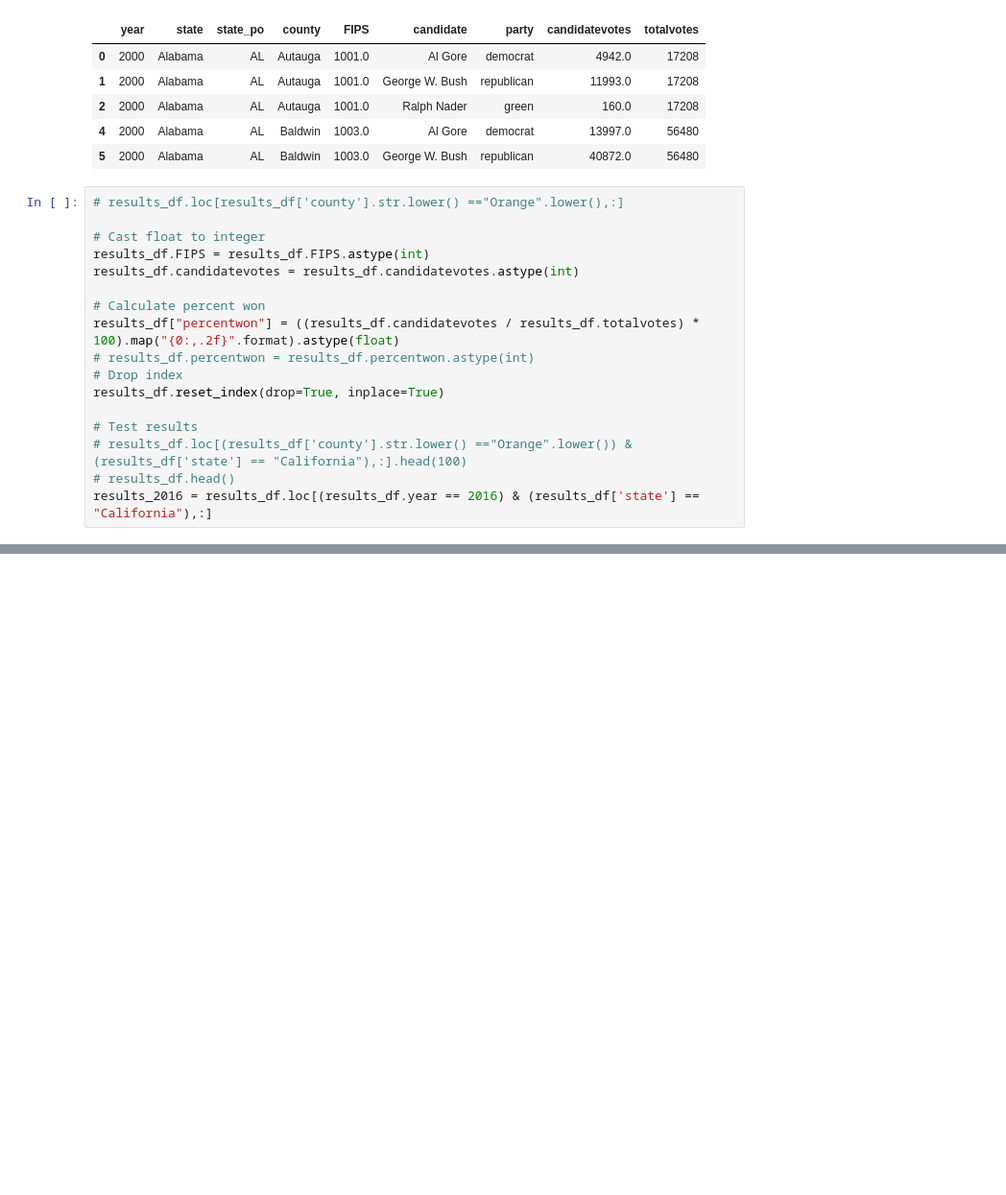
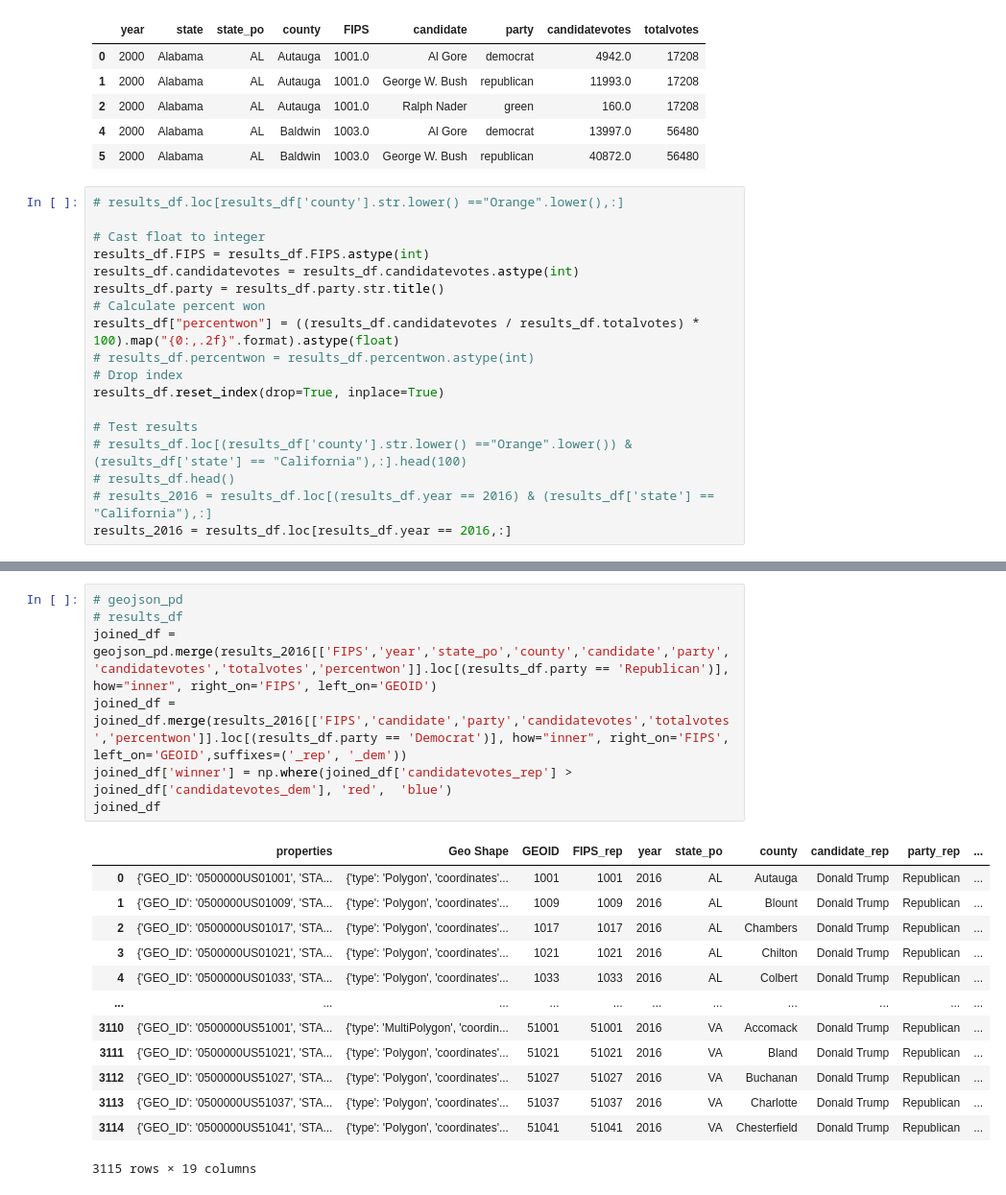
Before and after one commit to mavsanchez/united-states-elections-project2, a Jupyter notebook: elections_etl.ipynb, the cells around one changed output, grey strips where cells are left out. Shown: that part at 96% size. Cells and saved outputs as stored; diff of their text form; blank space fills up the shorter version.

```diff
--- a/elections_etl.ipynb
+++ b/elections_etl.ipynb
@@ -128,7 +129,7 @@ results_df.head()
 # Cast float to integer
 results_df.FIPS = results_df.FIPS.astype(int)
 results_df.candidatevotes = results_df.candidatevotes.astype(int)
-
+results_df.party = results_df.party.str.title()
 # Calculate percent won
 results_df["percentwon"] = ((results_df.candidatevotes / results_df.totalvotes) * 100).map("{0:,.2f}".format).astype(float)
 # results_df.percentwon = results_df.percentwon.astype(int)
@@ -138,5 +139,6 @@ results_df.reset_index(drop=True, inplace=True)
 # Test results
 # results_df.loc[(results_df['county'].str.lower() =="Orange".lower()) & (results_df['state'] == "California"),:].head(100)
 # results_df.head()
-results_2016 = results_df.loc[(results_df.year == 2016) & (results_df['state'] == "California"),:]
+# results_2016 = results_df.loc[(results_df.year == 2016) & (results_df['state'] == "California"),:]
+results_2016 = results_df.loc[results_df.year == 2016,:]
 # %%
@@ -165,0 +189,21 @@ geojson_pd = geojson_pd[['GEOID','Geo Shape']]
+# %%
+# geojson_pd
+# results_df
+joined_df = geojson_pd.merge(results_2016[['FIPS','year','state_po','county','candidate','party','candidatevotes','totalvotes','percentwon']].loc[(results_df.party == 'Republican')], how="inner", right_on='FIPS', left_on='GEOID')
+joined_df = joined_df.merge(results_2016[['FIPS','candidate','party','candidatevotes','totalvotes','percentwon']].loc[(results_df.party == 'Democrat')], how="inner", right_on='FIPS', left_on='GEOID',suffixes=('_rep', '_dem'))
+joined_df['winner'] = np.where(joined_df['candidatevotes_rep'] > joined_df['candidatevotes_dem'], 'red',  'blue')
+joined_df
+# %% [output]
+|  | properties | Geo Shape | GEOID | FIPS_rep | year | state_po | county | candidate_rep | party_rep | ... |
+| 0 | {'GEO_ID': '0500000US01001', 'STA... | {'type': 'Polygon', 'coordinates'... | 1001 | 1001 | 2016 | AL | Autauga | Donald Trump | Republican | ... |
+| 1 | {'GEO_ID': '0500000US01009', 'STA... | {'type': 'Polygon', 'coordinates'... | 1009 | 1009 | 2016 | AL | Blount | Donald Trump | Republican | ... |
+| 2 | {'GEO_ID': '0500000US01017', 'STA... | {'type': 'Polygon', 'coordinates'... | 1017 | 1017 | 2016 | AL | Chambers | Donald Trump | Republican | ... |
+| 3 | {'GEO_ID': '0500000US01021', 'STA... | {'type': 'Polygon', 'coordinates'... | 1021 | 1021 | 2016 | AL | Chilton | Donald Trump | Republican | ... |
+| 4 | {'GEO_ID': '0500000US01033', 'STA... | {'type': 'Polygon', 'coordinates'... | 1033 | 1033 | 2016 | AL | Colbert | Donald Trump | Republican | ... |
+| ... | ... | ... | ... | ... | ... | ... | ... | ... | ... | ... |
+| 3110 | {'GEO_ID': '0500000US51001', 'STA... | {'type': 'MultiPolygon', 'coordin... | 51001 | 51001 | 2016 | VA | Accomack | Donald Trump | Republican | ... |
+| 3111 | {'GEO_ID': '0500000US51021', 'STA... | {'type': 'Polygon', 'coordinates'... | 51021 | 51021 | 2016 | VA | Bland | Donald Trump | Republican | ... |
+| 3112 | {'GEO_ID': '0500000US51027', 'STA... | {'type': 'Polygon', 'coordinates'... | 51027 | 51027 | 2016 | VA | Buchanan | Donald Trump | Republican | ... |
+| 3113 | {'GEO_ID': '0500000US51037', 'STA... | {'type': 'Polygon', 'coordinates'... | 51037 | 51037 | 2016 | VA | Charlotte | Donald Trump | Republican | ... |
+| 3114 | {'GEO_ID': '0500000US51041', 'STA... | {'type': 'Polygon', 'coordinates'... | 51041 | 51041 | 2016 | VA | Chesterfield | Donald Trump | Republican | ... |
+3115 rows × 19 columns
```
Also changed, not shown: parts of 20 cells of this notebook, 35 other files.
